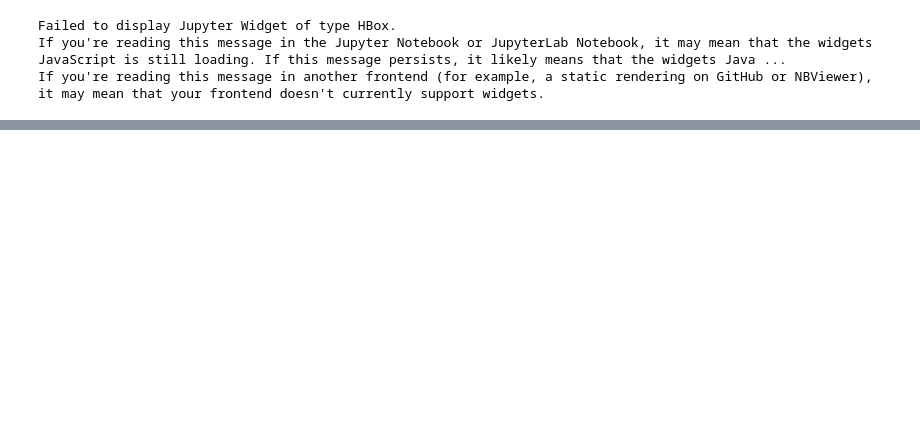
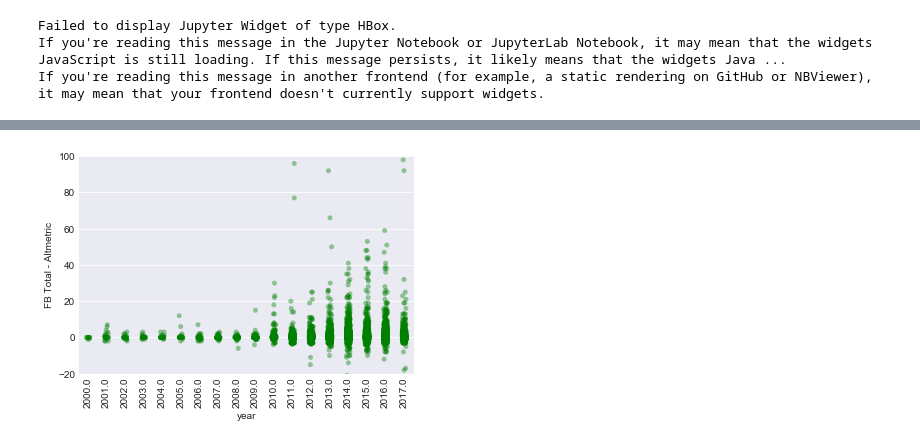
Before and after one commit to ScholCommLab/fhe-public-private, a Jupyter notebook: pkp-analysis.ipynb, the cells around one changed output, grey strips where cells are left out. Cells and saved outputs as stored; diff of their text form; code cells hidden in the pictures; blank space fills up the shorter version.

```diff
--- a/pkp-analysis.ipynb
+++ b/pkp-analysis.ipynb
@@ -155,0 +211,7 @@ sns.stripplot(x="year", y="shares", hue="platform",
+# %%
+sns.stripplot(x="year", y="diff", data=shares, jitter=True, dodge=True, alpha=.4, color="g");
+plt.xticks(rotation=90);
+plt.ylim(-20,100)
+plt.ylabel('FB Total - Altmetric');
+# %% [output]
+[figure, added]
```
Also changed, not shown: parts of 42 cells of this notebook, 2 other files.
